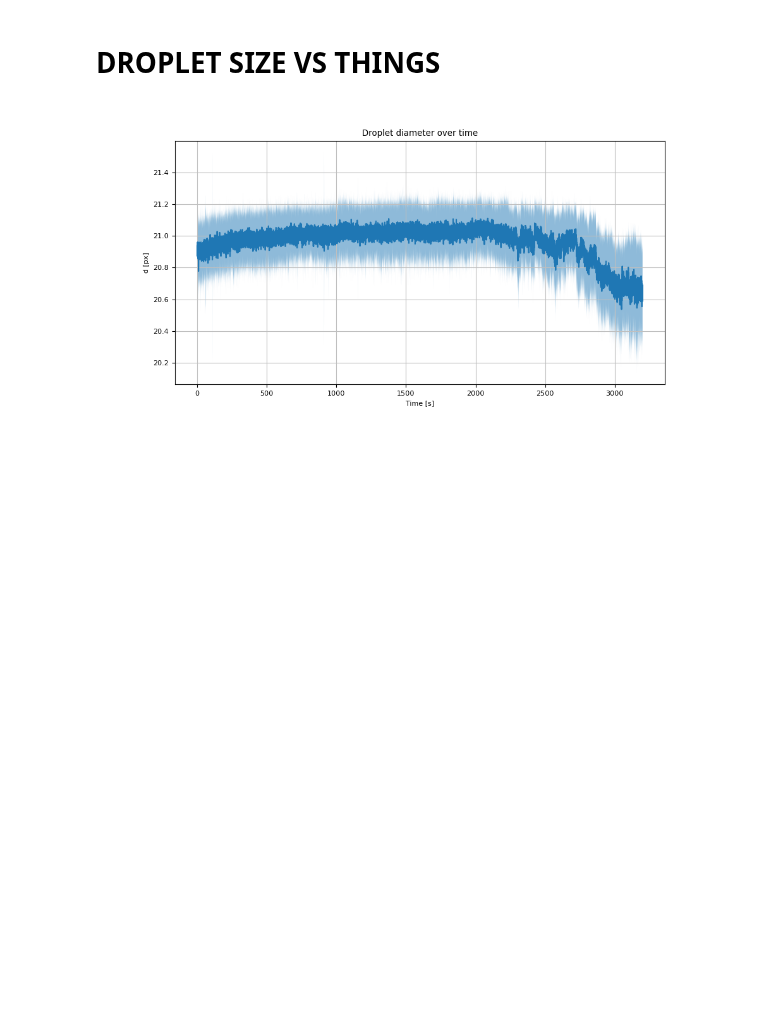
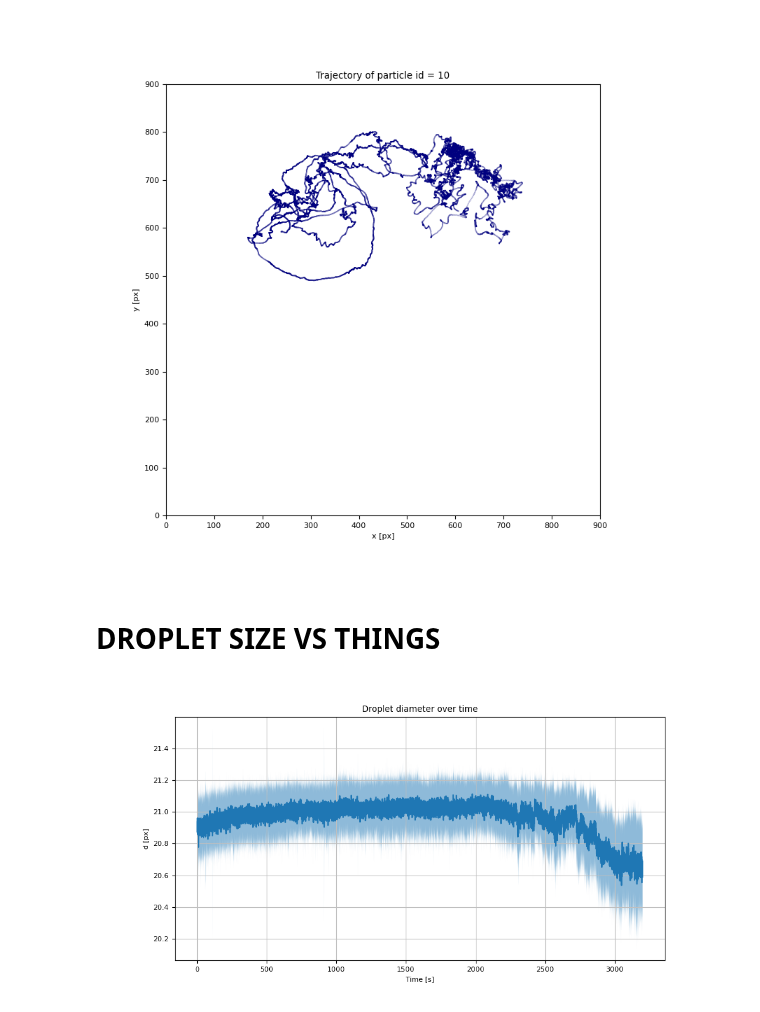
Before and after one commit to skandiz/MasterThesis, a Jupyter notebook: analysis/dev.ipynb, the cells around one changed output. Cells and saved outputs as stored; diff of their text form; code cells hidden in the pictures; blank space fills up the shorter version.

```diff
--- a/analysis/dev.ipynb
+++ b/analysis/dev.ipynb
@@ -33,10 +34,19 @@ save_verb = True
 anim_show_verb = False
 # %%
 rawTrajs = pd.read_parquet("../tracking/results/parquet/pre_merge_tracking.parquet")
+
+n = max(rawTrajs.particle)
+random.seed(5)
+colors = ["#"+''.join([random.choice('0123456789ABCDEF') for j in range(6)]) for i in range(n)]
+for i in range(max(rawTrajs.particle)+1-n):
+    colors.append("#00FFFF")
+c = []
+for p in rawTrajs.particle:
+    c.append(colors[p])
+rawTrajs["color"] = c
+display(rawTrajs.head())
+
 red_particle_idx = 17
-rawTrajs.loc[rawTrajs.particle != red_particle_idx, ["color"]] = "#00007F"
-rawTrajs.loc[rawTrajs.particle == red_particle_idx, ["color"]] = "#FF0000"
-colors = rawTrajs.loc[rawTrajs.frame == 0, 'color'].values
 nDrops = len(rawTrajs.loc[rawTrajs.frame==0])
 nFrames = max(rawTrajs.frame) + 1
 print(f"nDrops:{nDrops}")
@@ -71,6 +87,16 @@ nDrops:50
 nFrames:32000 --> 3200.00 s
 window of 320.0 s, stride of 10.0 s
 number of steps: 288
+# %%
+# select 100 frames from the trajectory of  particle id = 10
+test = smoothTrajs.loc[(smoothTrajs.frame.between(0, 30000)) & (smoothTrajs.particle == 10)]
+# %%
+fig, ax = plt.subplots(1, 1, figsize=(6, 6))
+ax.scatter(test.x, test.y, s=0.1, c=test.color, alpha=0.5)
+ax.set(xlabel="x [px]", ylabel="y [px]", title = "Trajectory of particle id = 10", xlim=(0, 900), ylim=(0, 900))
+plt.show()
+# %% [output]
+[figure, added]
 # %% [markdown]
 # DROPLET SIZE VS THINGS
 # %%
```
Also changed, not shown: parts of 8 cells of this notebook, 19 other files.
